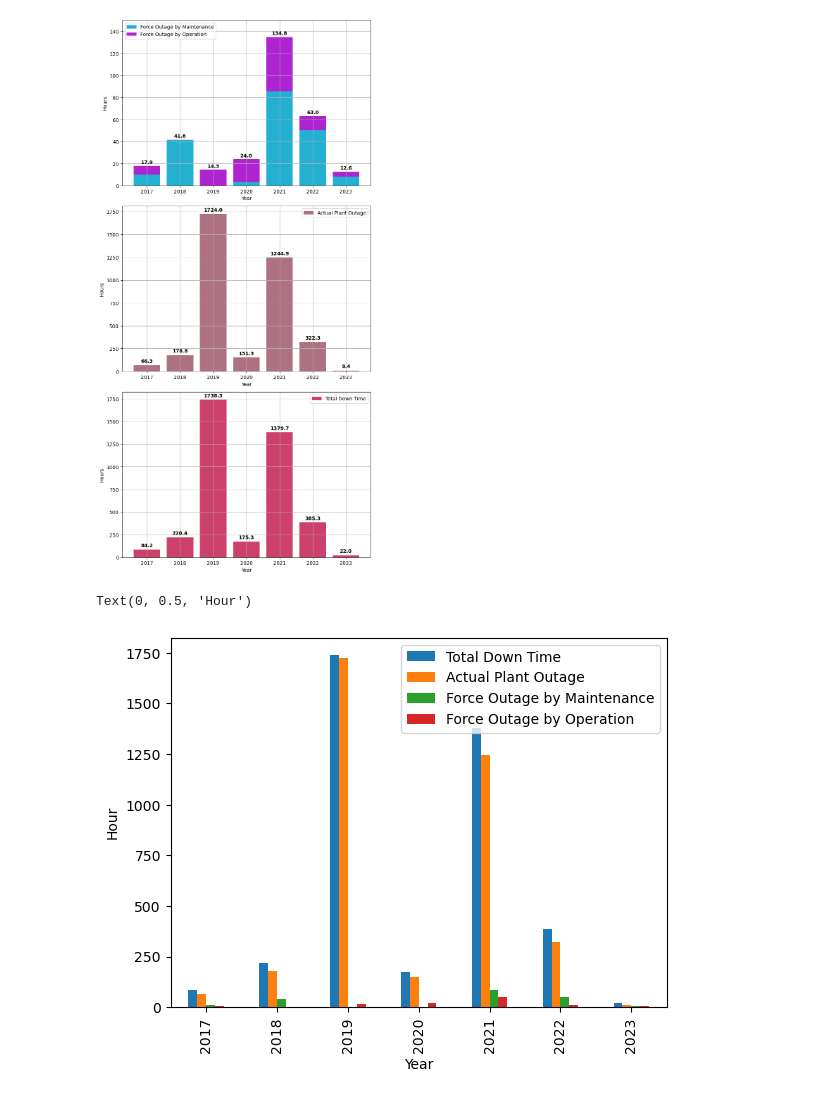
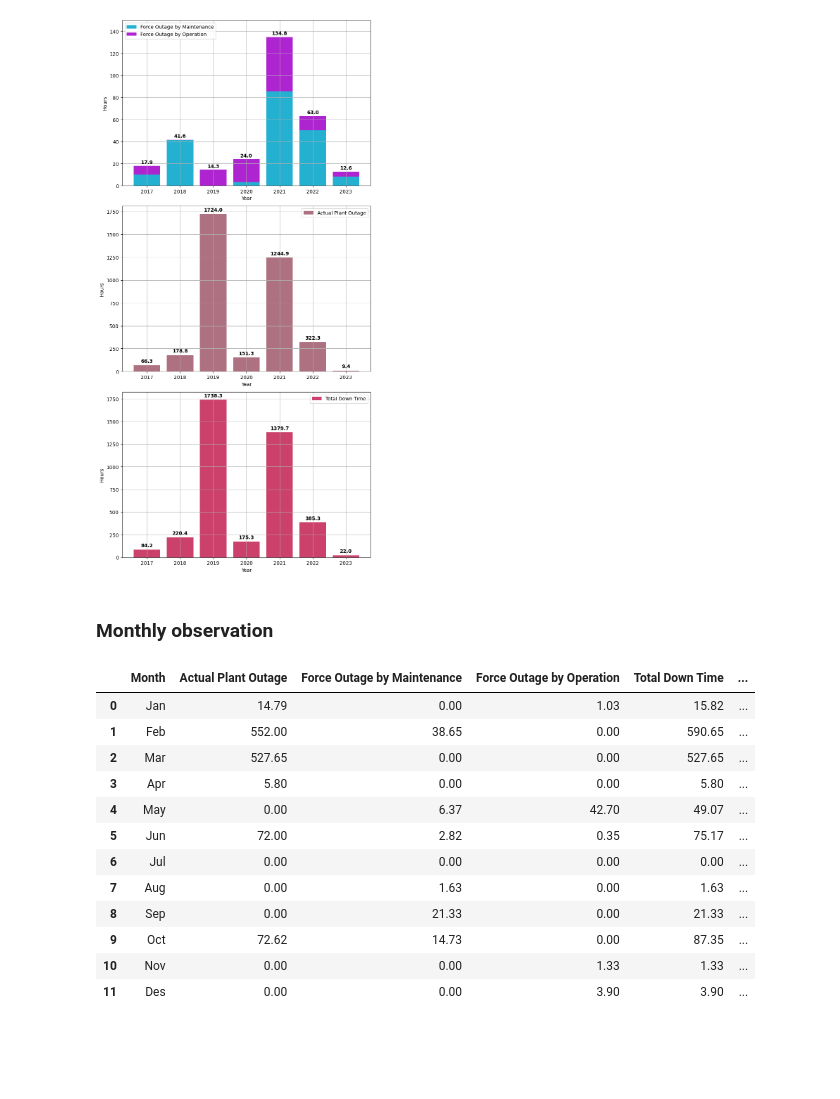
Before and after one commit to mekatronik-achmadi/Predict-CBM, a Jupyter notebook: Vale/Docs/DataPA/pa_data_analysis.ipynb, the cells around one changed output. Drawn from its saved outputs; the diff is of its cells as text; code cells hidden in the pictures; blank space fills up the shorter version.

```diff
--- a/Vale/Docs/DataPA/pa_data_analysis.ipynb
+++ b/Vale/Docs/DataPA/pa_data_analysis.ipynb
@@ -270,14 +273,5 @@ ax3.grid()
 fig.tight_layout()
 # %% [output]
 [figure]
-# %%
-# create the plot
-
-barData = df_data_resume[['Year', 'Total Down Time', 'Actual Plant Outage', 'Force Outage by Maintenance', 'Force Outage by Operation']]
-barData.plot(x='Year', kind='bar')
-
-plt.xlabel("Year")
-plt.ylabel("Hour")
-# %% [output]
-Text(0, 0.5, 'Hour')
-[figure, removed]
+# %% [markdown]
+### Monthly observation
@@ -283,0 +298,36 @@ Text(0, 0.5, 'Hour')
+# %%
+# creating dataframe with monthly statistic data
+observed_month = ['Jan', 'Feb', 'Mar', 'Apr', 'May', 'Jun', 'Jul', 'Aug', 'Sep', 'Oct', 'Nov', 'Des']
+pa_data_resume_month = []
+
+for i in range(len(pa_data_segmented_month)):
+    yData = [observed_month[i],
+                pa_data_segmented_month[i]['Actual Plan Outage hrs (Hour)'].sum(),
+                pa_data_segmented_month[i]['Force outage by Maintenance (Hour)'].sum(),
+                pa_data_segmented_month[i]['Force outage by Operation (Hour)'].sum(),
+                pa_data_segmented_month[i]['Total Down Time Hours (Hour)'].sum(),
+                pa_data_segmented_month[i]['Standby hrs (Hour)'].sum(),
+                pa_data_segmented_month[i]['Operating Hours (Hour)'].sum(),
+                pa_data_segmented_month[i]['Total Operating (Hour)'].sum()
+                ]
+
+    pa_data_resume_month.append(yData)
+
+df_data_resume_month = pd.DataFrame(pa_data_resume_month, columns=['Month', 'Actual Plant Outage', 'Force Outage by Maintenance', 'Force Outage by Operation', 'Total Down Time','Standby Hour', 'Operating Hour', 'Total Operating'])
+# df_data_resume = pd.DataFrame(pa_data_resume, columns=['Year', 'Actual Plant Outage', 'Force Outage by Maintenance', 'Force Outage by Operation'])
+
+df_data_resume_month
+# %% [output]
+|  | Month | Actual Plant Outage | Force Outage by Maintenance | Force Outage by Operation | Total Down Time | ... |
+| 0 | Jan | 14.79 | 0.00 | 1.03 | 15.82 | ... |
+| 1 | Feb | 552.00 | 38.65 | 0.00 | 590.65 | ... |
+| 2 | Mar | 527.65 | 0.00 | 0.00 | 527.65 | ... |
+| 3 | Apr | 5.80 | 0.00 | 0.00 | 5.80 | ... |
+| 4 | May | 0.00 | 6.37 | 42.70 | 49.07 | ... |
+| 5 | Jun | 72.00 | 2.82 | 0.35 | 75.17 | ... |
+| 6 | Jul | 0.00 | 0.00 | 0.00 | 0.00 | ... |
+| 7 | Aug | 0.00 | 1.63 | 0.00 | 1.63 | ... |
+| 8 | Sep | 0.00 | 21.33 | 0.00 | 21.33 | ... |
+| 9 | Oct | 72.62 | 14.73 | 0.00 | 87.35 | ... |
+| 10 | Nov | 0.00 | 0.00 | 1.33 | 1.33 | ... |
+| 11 | Des | 0.00 | 0.00 | 3.90 | 3.90 | ... |
```
Also changed, not shown: parts of 4 cells of this notebook.
